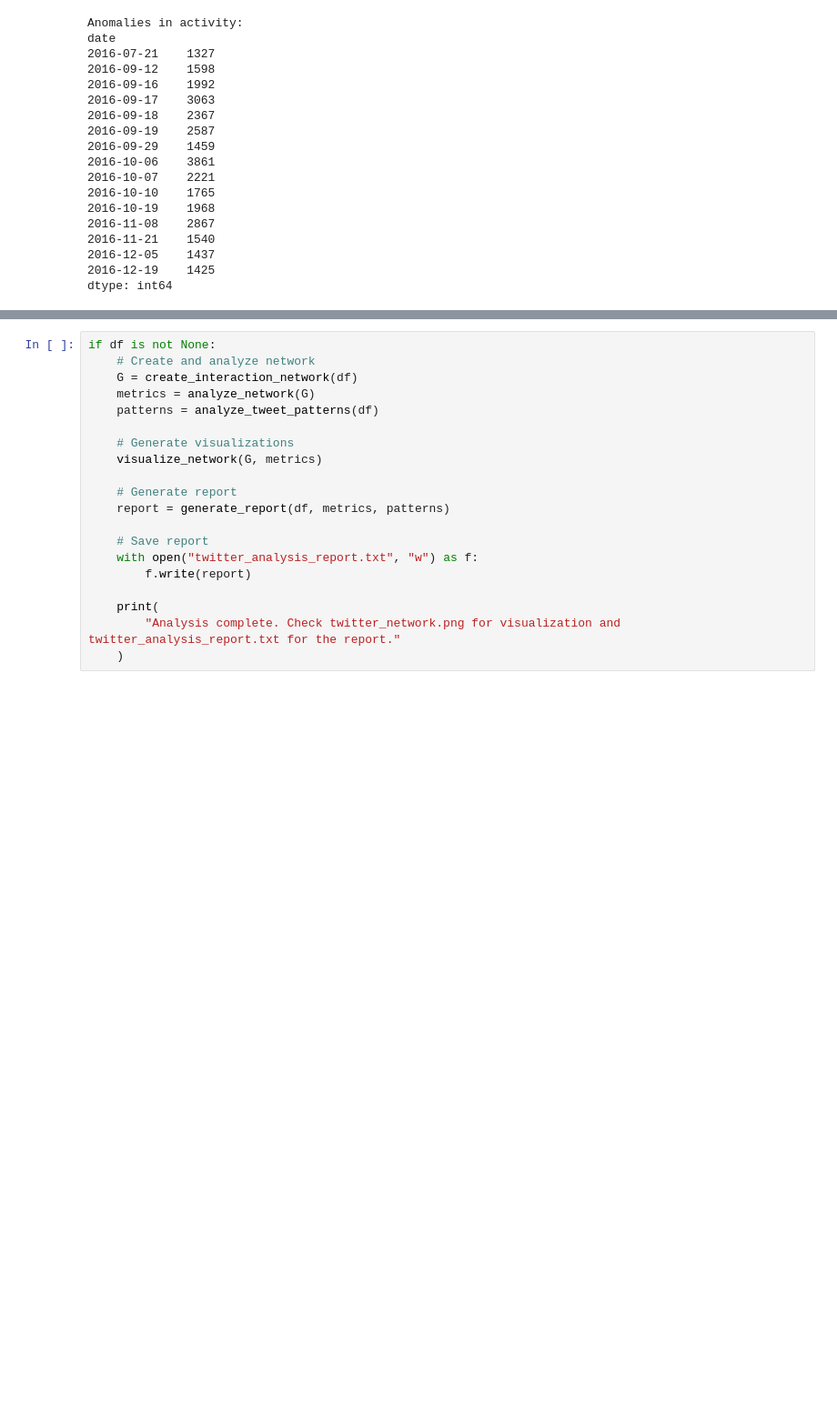
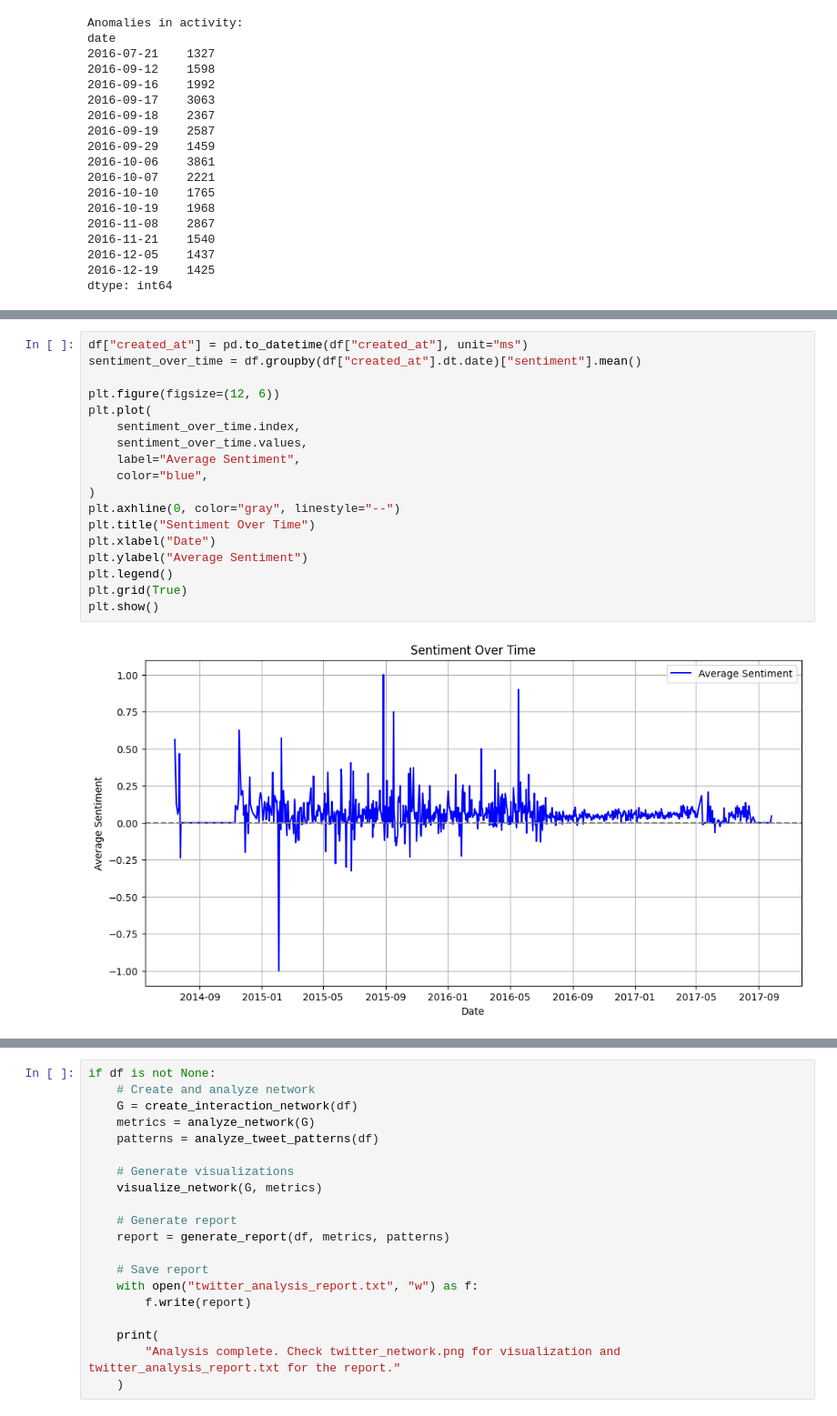
Before and after one commit to salveendutt/Social-Networks, a Jupyter notebook: lab12/proj.ipynb, the cells around one changed output, grey strips where cells are left out. Shown at 91% size. Drawn from its saved outputs; the diff is of its cells as text; blank space fills up the shorter version.

```diff
--- a/lab12/proj.ipynb
+++ b/lab12/proj.ipynb
@@ -329,0 +379,20 @@ dtype: int64
+# %%
+df["created_at"] = pd.to_datetime(df["created_at"], unit="ms")
+sentiment_over_time = df.groupby(df["created_at"].dt.date)["sentiment"].mean()
+
+plt.figure(figsize=(12, 6))
+plt.plot(
+    sentiment_over_time.index,
+    sentiment_over_time.values,
+    label="Average Sentiment",
+    color="blue",
+)
+plt.axhline(0, color="gray", linestyle="--")
+plt.title("Sentiment Over Time")
+plt.xlabel("Date")
+plt.ylabel("Average Sentiment")
+plt.legend()
+plt.grid(True)
+plt.show()
+# %% [output]
+[figure, added]
```
Also changed, not shown: parts of 16 cells of this notebook.
